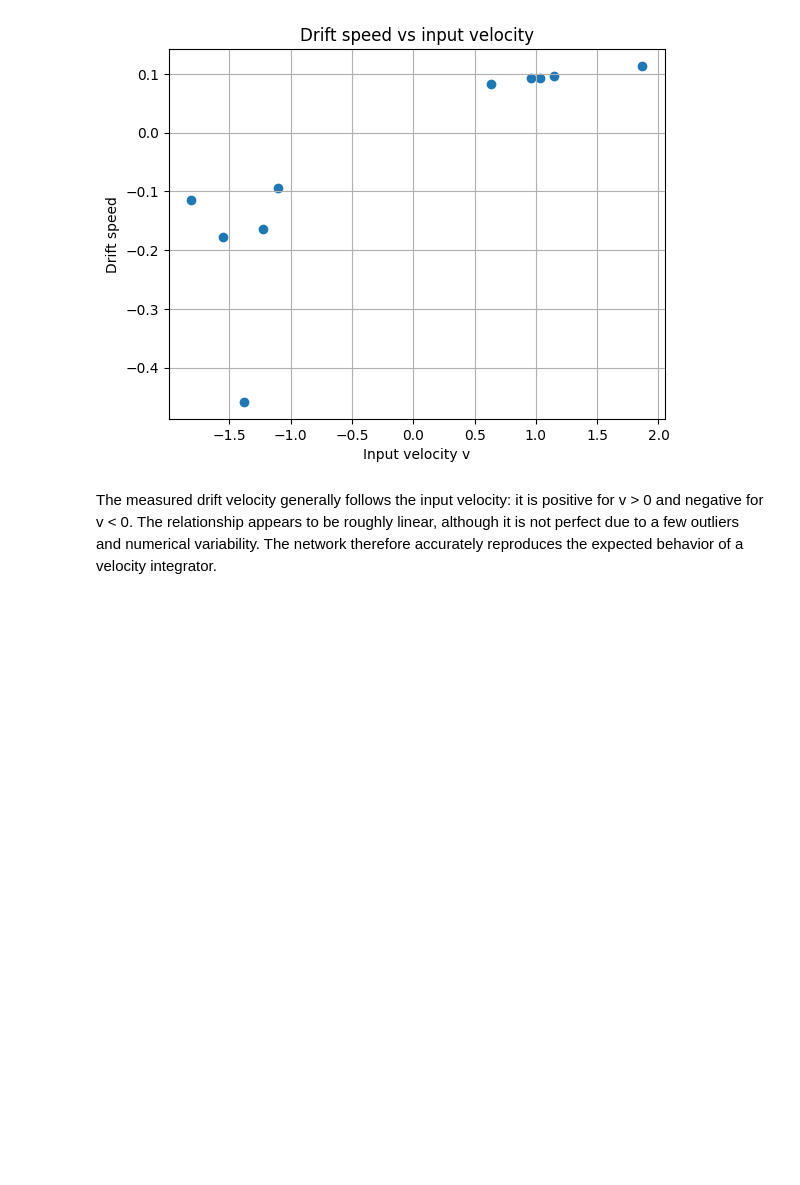
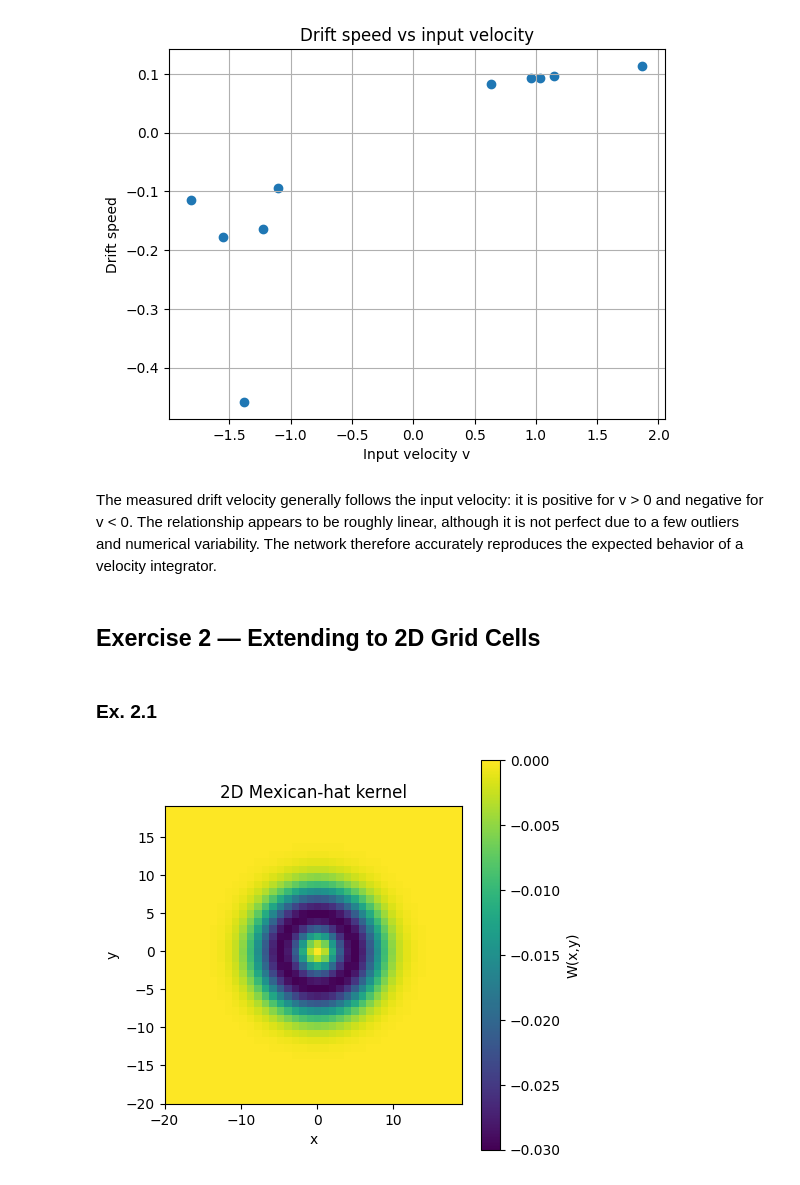
Before and after one commit to Noaemien/neural_dyn_proj, a Jupyter notebook: Exercises.ipynb, the cells around one changed output. Saved outputs shown, nothing was run; the diff lists cells and outputs as text; code cells hidden in the pictures; blank space fills up the shorter version.

```diff
--- a/Exercises.ipynb
+++ b/Exercises.ipynb
@@ -274,3 +278,31 @@ plt.show()
 [figure]
 # %% [markdown]
 The measured drift velocity generally follows the input velocity: it is positive for v > 0 and negative for v < 0. The relationship appears to be roughly linear, although it is not perfect due to a few outliers and numerical variability. The network therefore accurately reproduces the expected behavior of a velocity integrator.
+# %% [markdown]
+## Exercise 2 — Extending to 2D Grid Cells
+# %% [markdown]
+### Ex. 2.1
+# %%
+def mexican_hat_2d(X, Y, A_exc, sigma_exc, A_inh, sigma_inh):
+    R2 = X**2 + Y**2
+    return A_exc * np.exp(-R2 / sigma_exc**2) - A_inh * np.exp(-R2 / sigma_inh**2)
+
+M2 = 40
+x2 = np.linspace(-M2 / 2, M2 / 2, M2, endpoint=False)
+X, Y = np.meshgrid(x2, x2, indexing="xy")
+
+A_exc_2d, A_inh_2d = 1, 1
+sigma_exc_2d, sigma_inh_2d = 4.8, 5
+
+W2 = mexican_hat_2d(X, Y, A_exc_2d, sigma_exc_2d, A_inh_2d, sigma_inh_2d)
+
+fig, ax = plt.subplots(figsize=(5, 4.5))
+im = ax.imshow(W2, origin="lower", extent=(x2.min(), x2.max(), x2.min(), x2.max()))
+ax.set_xlabel("x")
+ax.set_ylabel("y")
+ax.set_title("2D Mexican-hat kernel")
+plt.colorbar(im, ax=ax, label="W(x,y)")
+plt.tight_layout()
+plt.show()
+# %% [output]
+[figure, added]
```
Also changed, not shown: parts of 11 cells of this notebook.
